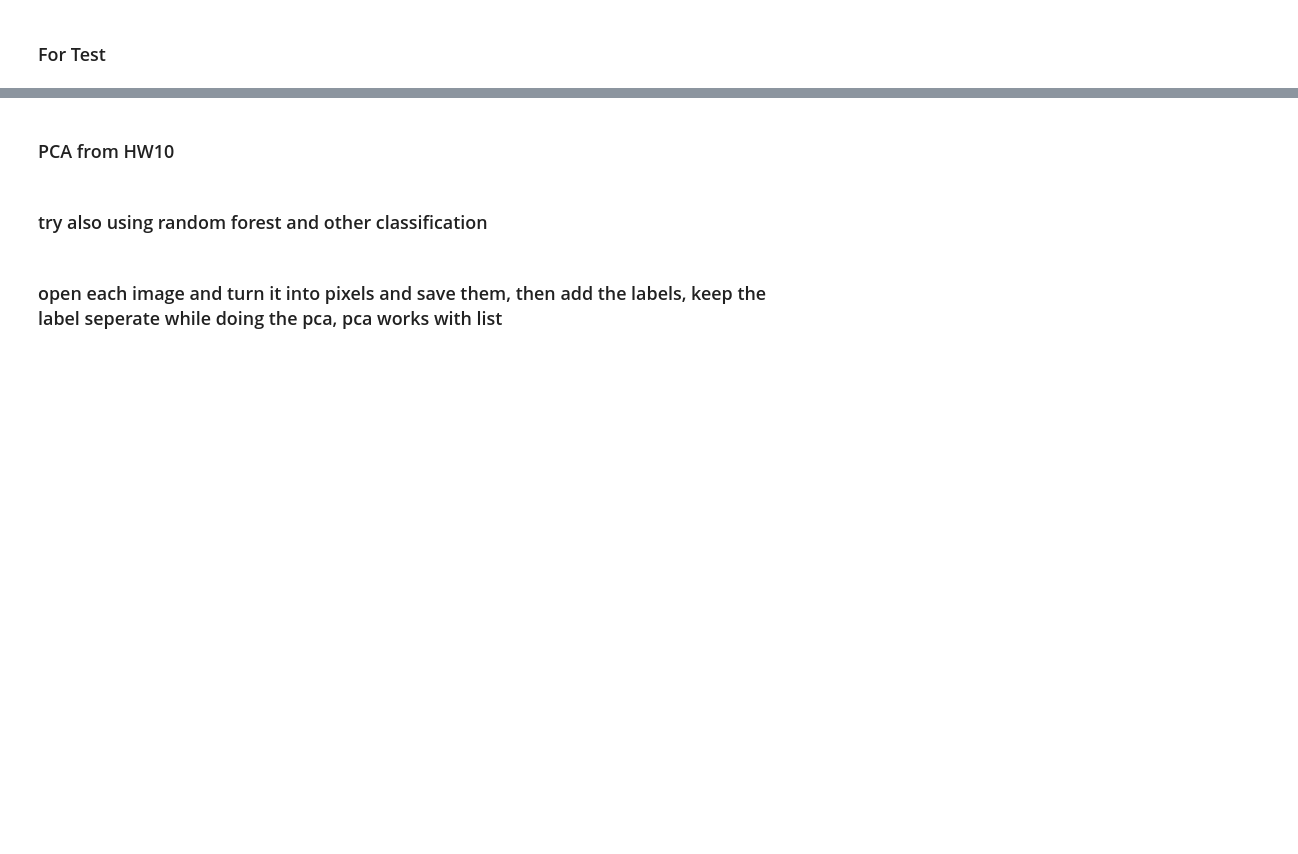
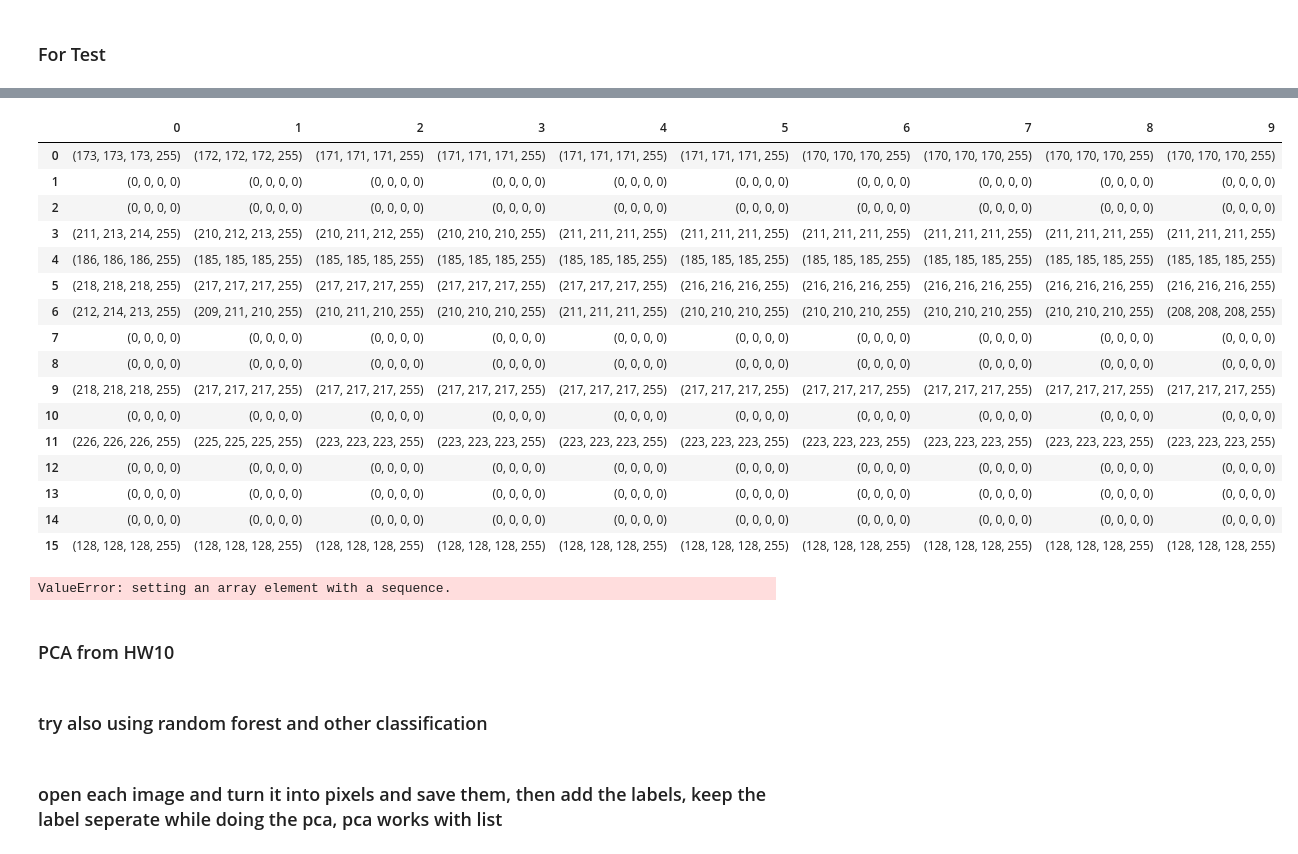
Before and after one commit to MACHINE-LEARNING-FOR-MEDIA-2024/Fianl_Project_Draft, a Jupyter notebook: HW06.ipynb, the cells around one changed output, grey strips where cells are left out. Drawn from its saved outputs; the diff is of its cells as text; code cells hidden in the pictures; blank space fills up the shorter version.

Commit message:
create test and train dataset

```diff
--- a/HW06.ipynb
+++ b/HW06.ipynb
@@ -525,0 +499,15 @@ display(make_image(pixel_data[10], width=120))
+# %%
+pixel_data = []
+label_data = []
+
+for fname in train_files:
+  label = add_label(fname)
+  img = open_image(path.join("./data/images/pokemon_train", fname))
+ # Convert the pixel data to a NumPy array
+  pixel_array = np.array(img.pixels)
+
+    # Flatten the NumPy array
+  flattened_pixels = pixel_array.flatten()
+
+  pixel_data.append(flattened_pixels)
+  label_data.append(label)
@@ -542,0 +576,10 @@ test_df = pd.DataFrame(test_pixel_data)
+# %%
+# split input and output features
+NUM_FEATURES = 10
+chosen_columns = train_df.columns[:NUM_FEATURES]
+train_features = train_df[chosen_columns]
+
+out_features = train_df["label"]
+
+# also separate test dataset features
+test_features = test_df[chosen_columns]
@@ -543,3 +606,32 @@ test_df = pd.DataFrame(test_pixel_data)
+# %%
+train_features
+# %% [output]
+|  | 0 | 1 | 2 | 3 | 4 | 5 | 6 | 7 | 8 | 9 |
+| 0 | (173, 173, 173, 255) | (172, 172, 172, 255) | (171, 171, 171, 255) | (171, 171, 171, 255) | (171, 171, 171, 255) | (171, 171, 171, 255) | (170, 170, 170, 255) | (170, 170, 170, 255) | (170, 170, 170, 255) | (170, 170, 170, 255) |
+| 1 | (0, 0, 0, 0) | (0, 0, 0, 0) | (0, 0, 0, 0) | (0, 0, 0, 0) | (0, 0, 0, 0) | (0, 0, 0, 0) | (0, 0, 0, 0) | (0, 0, 0, 0) | (0, 0, 0, 0) | (0, 0, 0, 0) |
+| 2 | (0, 0, 0, 0) | (0, 0, 0, 0) | (0, 0, 0, 0) | (0, 0, 0, 0) | (0, 0, 0, 0) | (0, 0, 0, 0) | (0, 0, 0, 0) | (0, 0, 0, 0) | (0, 0, 0, 0) | (0, 0, 0, 0) |
+| 3 | (211, 213, 214, 255) | (210, 212, 213, 255) | (210, 211, 212, 255) | (210, 210, 210, 255) | (211, 211, 211, 255) | (211, 211, 211, 255) | (211, 211, 211, 255) | (211, 211, 211, 255) | (211, 211, 211, 255) | (211, 211, 211, 255) |
+| 4 | (186, 186, 186, 255) | (185, 185, 185, 255) | (185, 185, 185, 255) | (185, 185, 185, 255) | (185, 185, 185, 255) | (185, 185, 185, 255) | (185, 185, 185, 255) | (185, 185, 185, 255) | (185, 185, 185, 255) | (185, 185, 185, 255) |
+| 5 | (218, 218, 218, 255) | (217, 217, 217, 255) | (217, 217, 217, 255) | (217, 217, 217, 255) | (217, 217, 217, 255) | (216, 216, 216, 255) | (216, 216, 216, 255) | (216, 216, 216, 255) | (216, 216, 216, 255) | (216, 216, 216, 255) |
+| 6 | (212, 214, 213, 255) | (209, 211, 210, 255) | (210, 211, 210, 255) | (210, 210, 210, 255) | (211, 211, 211, 255) | (210, 210, 210, 255) | (210, 210, 210, 255) | (210, 210, 210, 255) | (210, 210, 210, 255) | (208, 208, 208, 255) |
+| 7 | (0, 0, 0, 0) | (0, 0, 0, 0) | (0, 0, 0, 0) | (0, 0, 0, 0) | (0, 0, 0, 0) | (0, 0, 0, 0) | (0, 0, 0, 0) | (0, 0, 0, 0) | (0, 0, 0, 0) | (0, 0, 0, 0) |
+| 8 | (0, 0, 0, 0) | (0, 0, 0, 0) | (0, 0, 0, 0) | (0, 0, 0, 0) | (0, 0, 0, 0) | (0, 0, 0, 0) | (0, 0, 0, 0) | (0, 0, 0, 0) | (0, 0, 0, 0) | (0, 0, 0, 0) |
+| 9 | (218, 218, 218, 255) | (217, 217, 217, 255) | (217, 217, 217, 255) | (217, 217, 217, 255) | (217, 217, 217, 255) | (217, 217, 217, 255) | (217, 217, 217, 255) | (217, 217, 217, 255) | (217, 217, 217, 255) | (217, 217, 217, 255) |
+| 10 | (0, 0, 0, 0) | (0, 0, 0, 0) | (0, 0, 0, 0) | (0, 0, 0, 0) | (0, 0, 0, 0) | (0, 0, 0, 0) | (0, 0, 0, 0) | (0, 0, 0, 0) | (0, 0, 0, 0) | (0, 0, 0, 0) |
+| 11 | (226, 226, 226, 255) | (225, 225, 225, 255) | (223, 223, 223, 255) | (223, 223, 223, 255) | (223, 223, 223, 255) | (223, 223, 223, 255) | (223, 223, 223, 255) | (223, 223, 223, 255) | (223, 223, 223, 255) | (223, 223, 223, 255) |
+| 12 | (0, 0, 0, 0) | (0, 0, 0, 0) | (0, 0, 0, 0) | (0, 0, 0, 0) | (0, 0, 0, 0) | (0, 0, 0, 0) | (0, 0, 0, 0) | (0, 0, 0, 0) | (0, 0, 0, 0) | (0, 0, 0, 0) |
+| 13 | (0, 0, 0, 0) | (0, 0, 0, 0) | (0, 0, 0, 0) | (0, 0, 0, 0) | (0, 0, 0, 0) | (0, 0, 0, 0) | (0, 0, 0, 0) | (0, 0, 0, 0) | (0, 0, 0, 0) | (0, 0, 0, 0) |
+| 14 | (0, 0, 0, 0) | (0, 0, 0, 0) | (0, 0, 0, 0) | (0, 0, 0, 0) | (0, 0, 0, 0) | (0, 0, 0, 0) | (0, 0, 0, 0) | (0, 0, 0, 0) | (0, 0, 0, 0) | (0, 0, 0, 0) |
+| 15 | (128, 128, 128, 255) | (128, 128, 128, 255) | (128, 128, 128, 255) | (128, 128, 128, 255) | (128, 128, 128, 255) | (128, 128, 128, 255) | (128, 128, 128, 255) | (128, 128, 128, 255) | (128, 128, 128, 255) | (128, 128, 128, 255) |
+# %%
+# TODO: create a brand new classifier
+image_model = RandomForestClassifier()
+# TODO: fit the model
+image_model.fit(train_features, out_features)
+# TODO: run predictions
+train_predictions = image_model.predict(train_features)
+# %% [output]
+ValueError: setting an array element with a sequence.
 # %% [markdown]
 ### PCA from HW10
 # %% [markdown]
```
Also changed, not shown: parts of 25 cells of this notebook, 1 other file.
